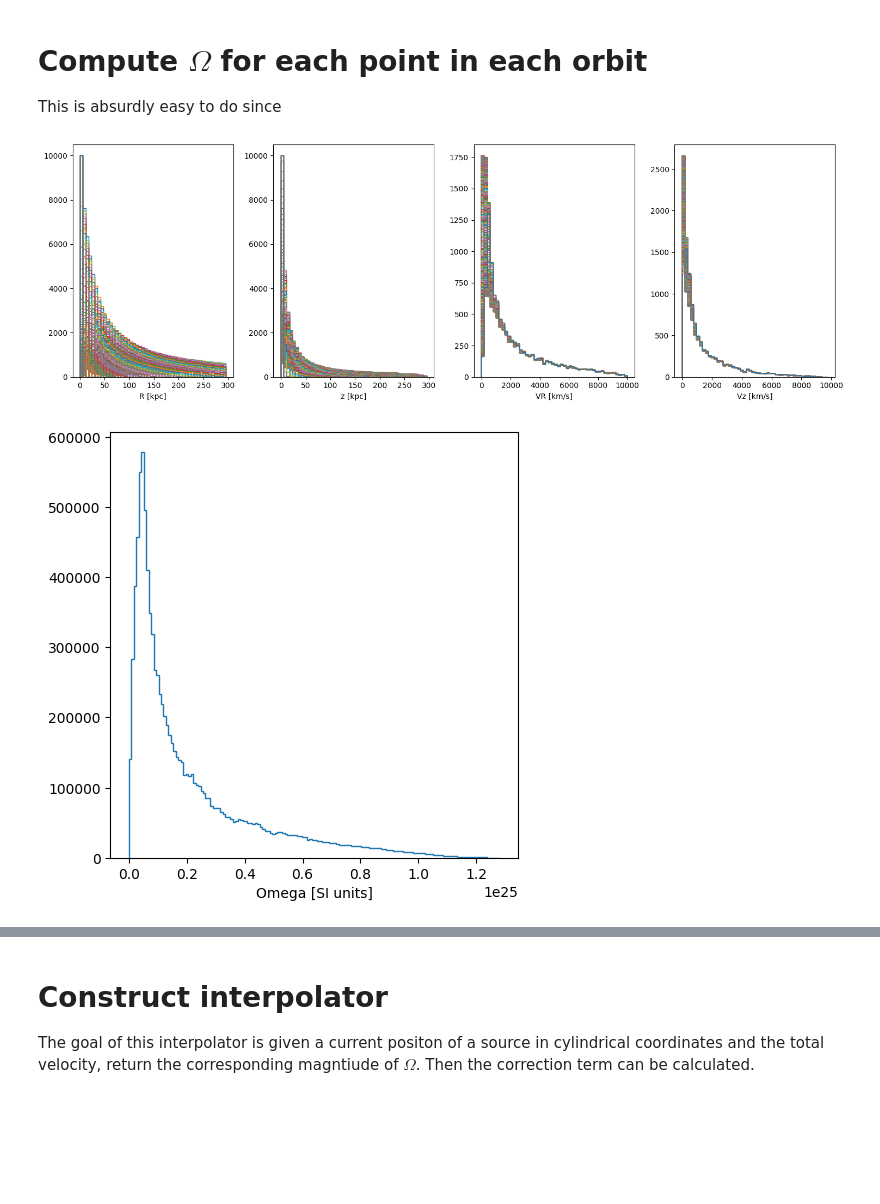
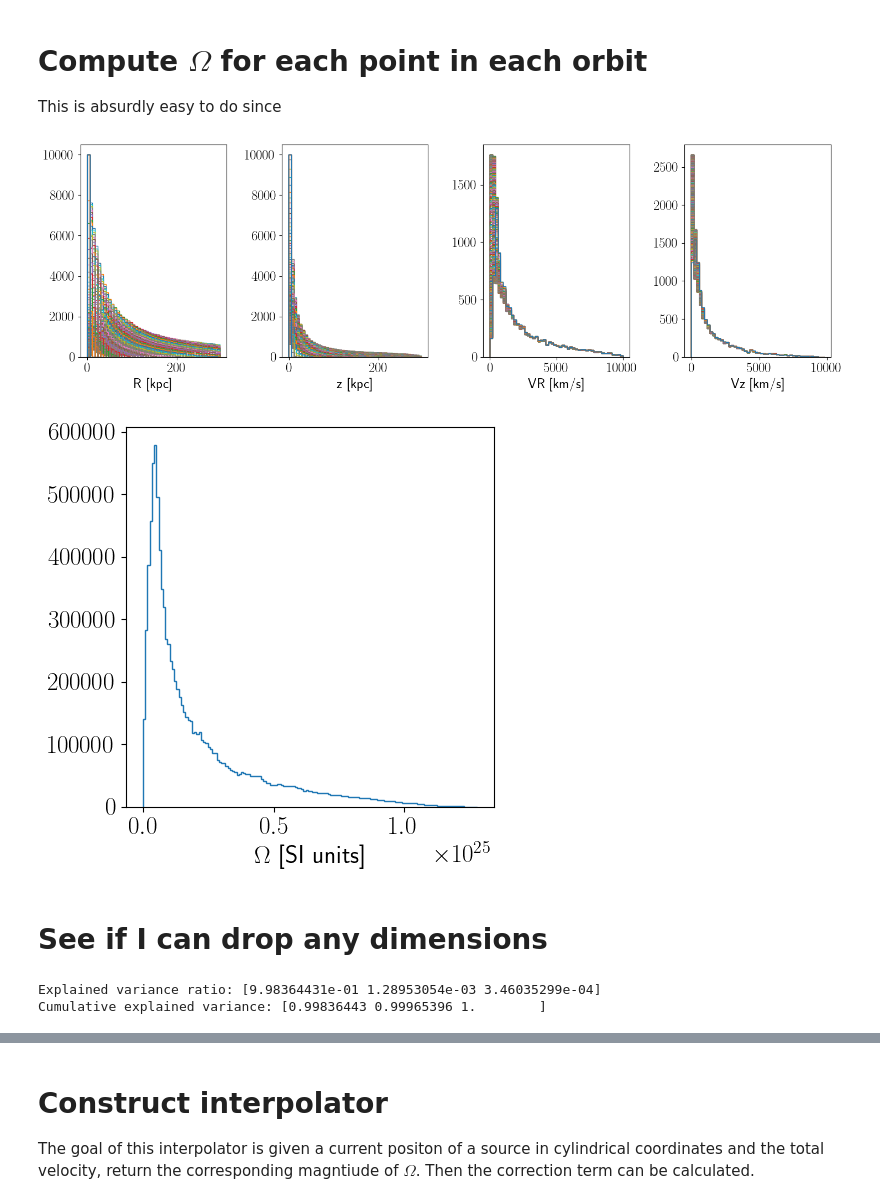
Before and after one commit to fawkez/HVS_1, a Jupyter notebook: Notebooks/implied_calculations/implied_distance_omega.ipynb, the cells around one changed output, grey strips where cells are left out. Cells and saved outputs as stored; diff of their text form; code cells hidden in the pictures; blank space fills up the shorter version.

```diff
--- a/Notebooks/implied_calculations/implied_distance_omega.ipynb
+++ b/Notebooks/implied_calculations/implied_distance_omega.ipynb
@@ -134,6 +134,15 @@ from scripts import orbit_integration_agama as oia
 
 #import agama
 agama.setUnits(mass=1, length=1, velocity=1)
+
+from matplotlib.ticker import MaxNLocator
+# set up the plotting
+# set font size
+plt.rcParams.update({'font.size': 18})
+# set the figure size
+plt.rcParams.update({'figure.figsize': (10, 7)})
+# set the font to latex
+plt.rcParams.update({'text.usetex': True})
 # %%
 
 def compute_orbit_to_first_apocenter( v_ej, theta_rad, phi_rad= 0, r_i= 3, potential_file='Agama/brown2015.pot', n_steps= None, n_steps_f = 1000):
@@ -220,7 +229,7 @@ def compute_orbit_to_first_apocenter( v_ej, theta_rad, phi_rad= 0, r_i= 3, poten
 def doall(nsteps = 1000, N = 10000):
     seed = 3
     rng = np.random.default_rng(seed)
-    vej = 10**rng.uniform(2.6, 4, size=N)
+    vej = 10**rng.uniform(2.8, 4, size=N)
     cosa = rng.uniform(0, 1, size=N)
     x, y, z, vx, vy, vz = [], [], [], [], [], []
     orbit_interpolators = [] # this can be used if we want the time steps or other info on the orbit
@@ -281,27 +391,50 @@ Omega_amplitude = Omega_vector[:,1] # Omega will always be in the Y direction
 # %%
 # see the distribution of the parameters
 # plot histograms of all the parameters to know the range of interpolation
 fig, ax = plt.subplots(1, 4, figsize=(15, 5))
 ax[0].hist(x, bins=50, histtype='step')
 ax[0].set_xlabel('R [kpc]')
 
 ax[1].hist(z, bins=50, histtype='step')
 ax[1].set_xlabel('z [kpc]')
 
 ax[2].hist(vx, bins=50, histtype='step')
 ax[2].set_xlabel('VR [km/s]')
 
 ax[3].hist(vz, bins=50, histtype='step')
 ax[3].set_xlabel('Vz [km/s]')
 
 plt.tight_layout()
 plt.show()
 
 fig, ax = plt.subplots(1, 1, figsize=(5, 5))
 ax.hist(Omega_amplitude, bins=150, histtype='step')
-ax.set_xlabel('Omega [SI units]')
+ax.set_xlabel('$\Omega$ [SI units]')
 plt.tight_layout()
 plt.show()
 # %% [output]
-[figure, old version]
+[figure, new version]
-[figure, old version]
+[figure, new version]
+# %% [markdown]
+# See if I can drop any dimensions
+# %%
+from sklearn.decomposition import IncrementalPCA
+
+
+# Reshape data to (num_orbits, points_per_orbit, dimensions)
+data = np.stack((x, y, z, vx, vy, vz), axis=1).reshape(10000, 1000, 6)
+
+
+# Incremental PCA
+ipca = IncrementalPCA(n_components=3, batch_size=10000)  # Adjust batch_size as needed
+principal_components = ipca.fit_transform(data.reshape(-1, 6))
+
+principal_df = pd.DataFrame(data = principal_components, columns = ['PC1', 'PC2', 'PC3'])
+
+# Explained variance
+explained_variance = ipca.explained_variance_ratio_
+print("Explained variance ratio:", explained_variance)
+print("Cumulative explained variance:", np.cumsum(explained_variance))
+# %% [output]
+Explained variance ratio: [9.98364431e-01 1.28953054e-03 3.46035299e-04]
+Cumulative explained variance: [0.99836443 0.99965396 1.        ]
```
Also changed, not shown: parts of 47 cells of this notebook, 10 other files.
